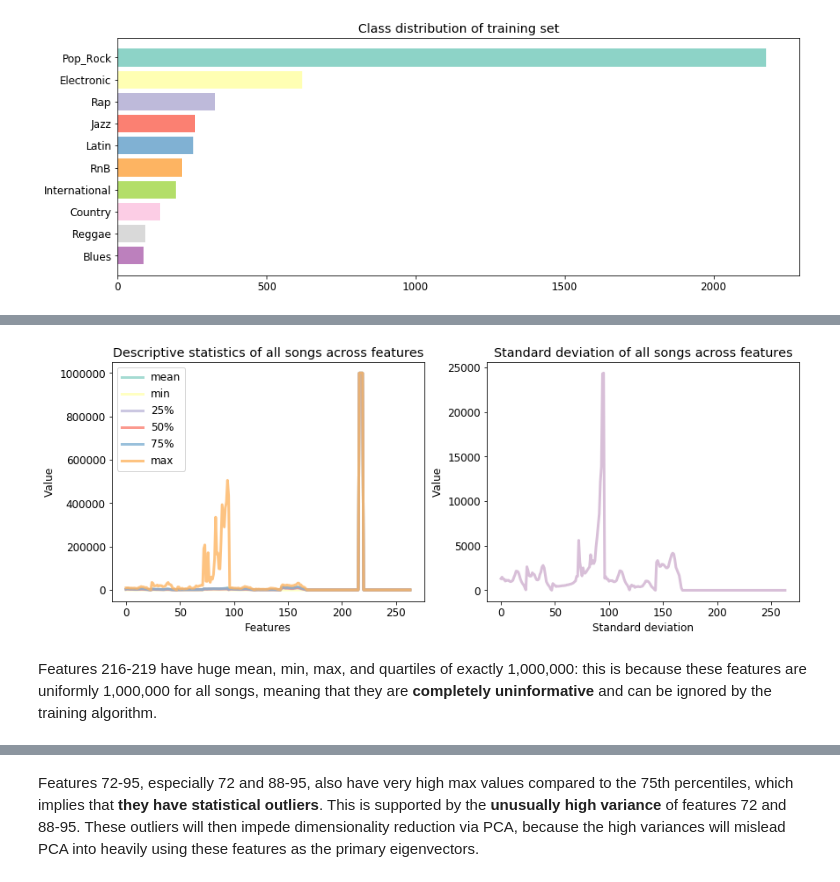
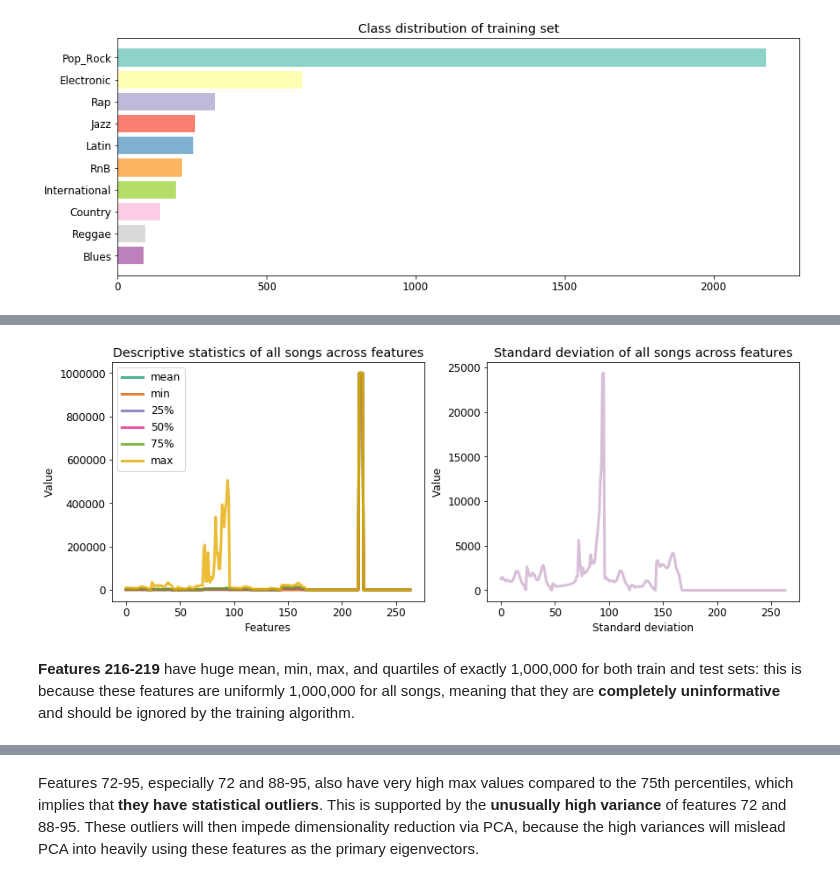
Before and after one commit to christabella/music-genre-classification, a Jupyter notebook: Title.ipynb, the cells around one changed output, grey strips where cells are left out. Drawn from its saved outputs; the diff is of its cells as text; code cells hidden in the pictures.

```diff
--- a/Title.ipynb
+++ b/Title.ipynb
@@ -53,25 +42,25 @@ descriptive_stats.loc[value_stats].T[70:100].T
 # %%
-tab10_cmap = plt.cm.get_cmap(plt.cm.Set3, 10)
+tab10_cmap = plt.cm.get_cmap(plt.cm.Dark2, 10)
 value_stats = ['mean', 'min', '25%', '50%', '75%', 'max']
 plt.subplot(1, 2, 1)
 for i, stat in enumerate(value_stats):
     plt.plot(descriptive_stats.loc[stat], label=stat, lw=3, alpha=0.8, color=tab10_cmap(i))
 plt.ylabel("Value")
 plt.xlabel("Features")
 plt.legend()
 plt.title("Descriptive statistics of all songs across features")
 
 plt.subplot(1, 2, 2)
 plt.plot(descriptive_stats.loc['std'], label=stat, lw=3, color='thistle')
 plt.ylabel("Value")
 plt.xlabel("Standard deviation")
 plt.title("Standard deviation of all songs across features")
 
 plt.show()
 # %% [output]
-[figure, old version]
+[figure, new version]
 # %% [markdown]
-Features 216-219 have huge mean, min, max, and quartiles of exactly 1,000,000: this is because these features are uniformly 1,000,000 for all songs, meaning that they are **completely uninformative** and can be ignored by the training algorithm.
+**Features 216-219** have huge mean, min, max, and quartiles of exactly 1,000,000 for both train and test sets: this is because these features are uniformly 1,000,000 for all songs, meaning that they are **completely uninformative** and should be ignored by the training algorithm.
 # %%
 all_data_df.iloc[:, 216:220].T
 # %% [output]
```
Also changed, not shown: parts of 24 cells of this notebook.
